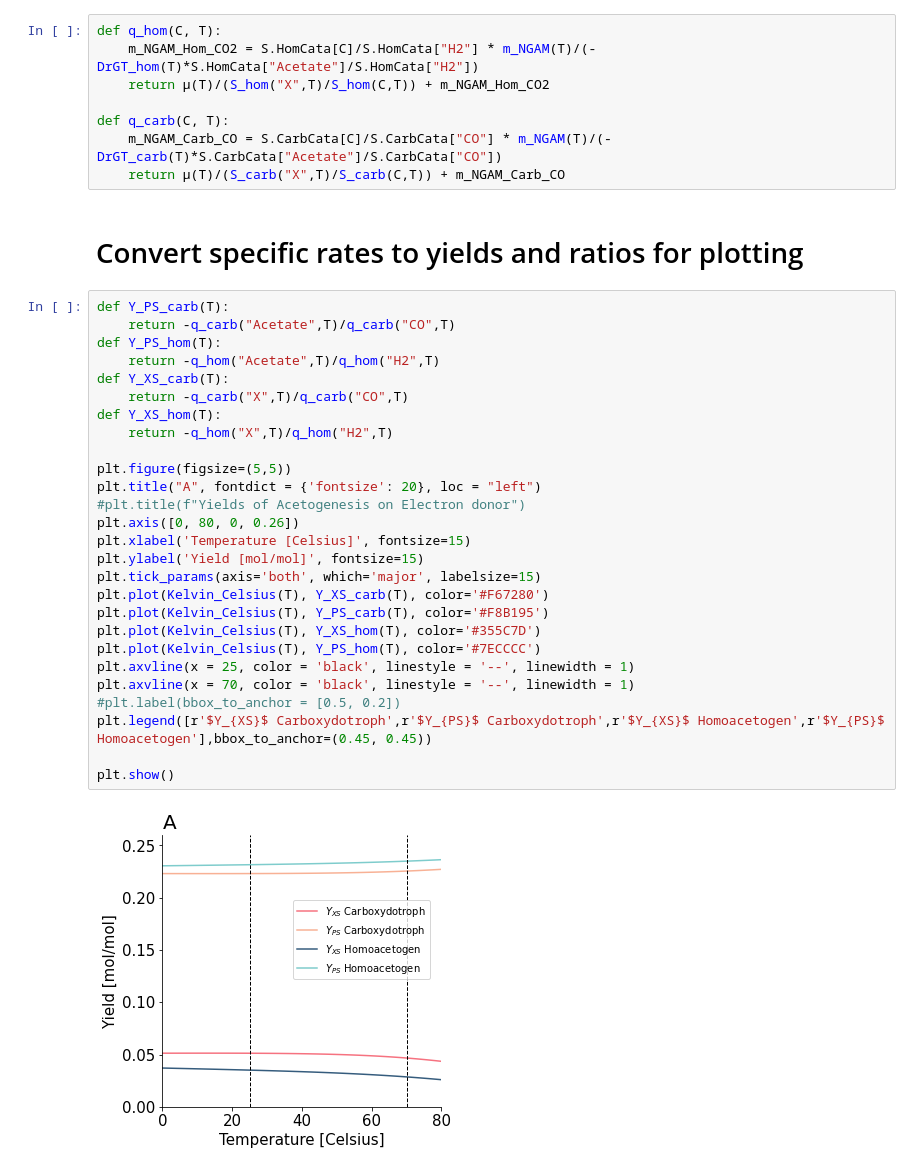
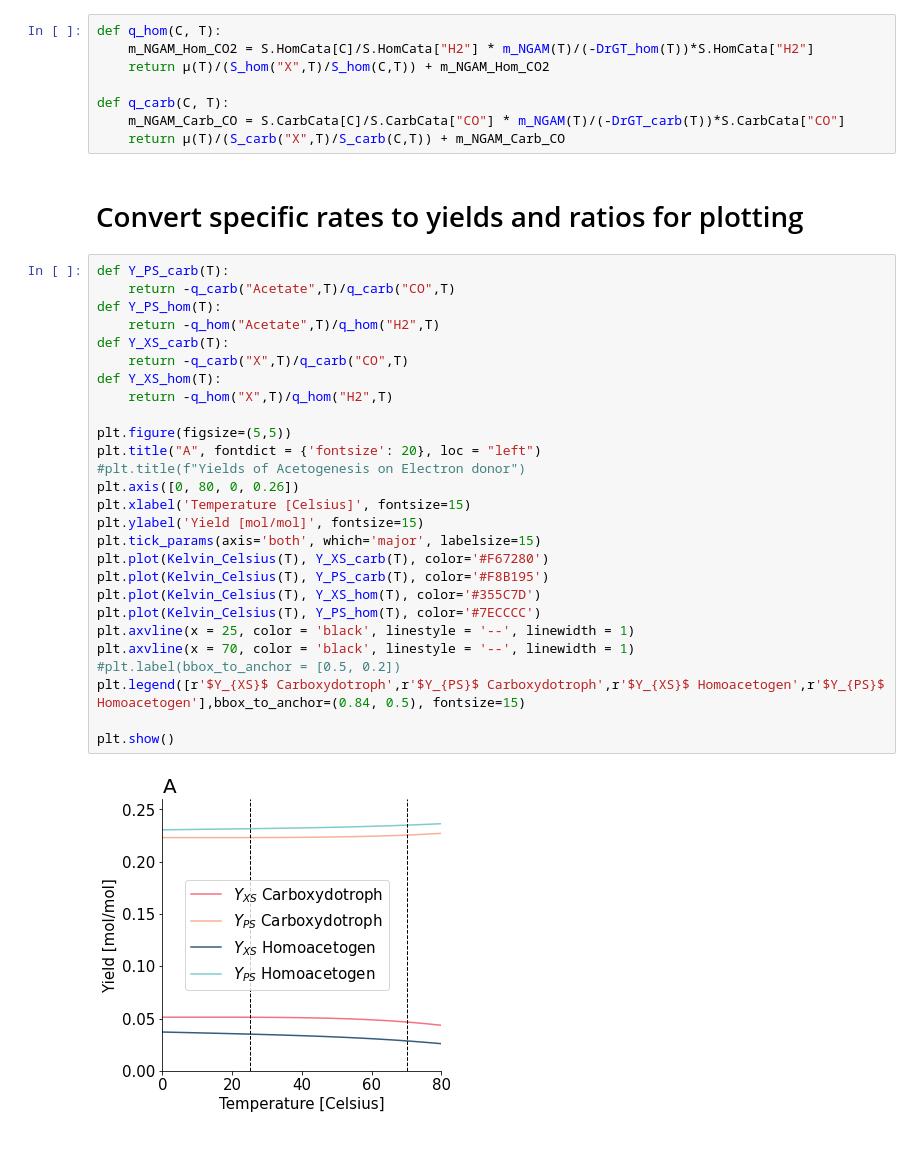
Before and after one commit to biosustain/CO2_fixation_models, a Jupyter notebook: Scripts/02_AcetogenYieldTempDependency.ipynb, the cells around one changed output. Saved outputs shown, nothing was run; the diff lists cells and outputs as text.

```diff
--- a/Scripts/02_AcetogenYieldTempDependency.ipynb
+++ b/Scripts/02_AcetogenYieldTempDependency.ipynb
@@ -361,43 +359,43 @@ All terms calculated above can now be incorporated in the expression for the spe
 The model is expressed as a function that can be used for each compound, with the name of the compound as input, and temperature as a variable.
 # %%
 def q_hom(C, T):
-    m_NGAM_Hom_CO2 = S.HomCata[C]/S.HomCata["H2"] * m_NGAM(T)/(-DrGT_hom(T)*S.HomCata["Acetate"]/S.HomCata["H2"])
+    m_NGAM_Hom_CO2 = S.HomCata[C]/S.HomCata["H2"] * m_NGAM(T)/(-DrGT_hom(T))*S.HomCata["H2"]
     return µ(T)/(S_hom("X",T)/S_hom(C,T)) + m_NGAM_Hom_CO2
 
 def q_carb(C, T):
-    m_NGAM_Carb_CO = S.CarbCata[C]/S.CarbCata["CO"] * m_NGAM(T)/(-DrGT_carb(T)*S.CarbCata["Acetate"]/S.CarbCata["CO"])
+    m_NGAM_Carb_CO = S.CarbCata[C]/S.CarbCata["CO"] * m_NGAM(T)/(-DrGT_carb(T))*S.CarbCata["CO"]
     return µ(T)/(S_carb("X",T)/S_carb(C,T)) + m_NGAM_Carb_CO
 # %% [markdown]
 # Convert specific rates to yields and ratios for plotting
 # %%
 def Y_PS_carb(T):
     return -q_carb("Acetate",T)/q_carb("CO",T)
 def Y_PS_hom(T):
     return -q_hom("Acetate",T)/q_hom("H2",T)
 def Y_XS_carb(T):
     return -q_carb("X",T)/q_carb("CO",T)
 def Y_XS_hom(T):
     return -q_hom("X",T)/q_hom("H2",T)
 
 plt.figure(figsize=(5,5))
 plt.title("A", fontdict = {'fontsize': 20}, loc = "left")
 #plt.title(f"Yields of Acetogenesis on Electron donor")
 plt.axis([0, 80, 0, 0.26])
 plt.xlabel('Temperature [Celsius]', fontsize=15)
 plt.ylabel('Yield [mol/mol]', fontsize=15)
 plt.tick_params(axis='both', which='major', labelsize=15)
 plt.plot(Kelvin_Celsius(T), Y_XS_carb(T), color='#F67280')
 plt.plot(Kelvin_Celsius(T), Y_PS_carb(T), color='#F8B195')
 plt.plot(Kelvin_Celsius(T), Y_XS_hom(T), color='#355C7D')
 plt.plot(Kelvin_Celsius(T), Y_PS_hom(T), color='#7ECCCC')
 plt.axvline(x = 25, color = 'black', linestyle = '--', linewidth = 1)
 plt.axvline(x = 70, color = 'black', linestyle = '--', linewidth = 1)
 #plt.label(bbox_to_anchor = [0.5, 0.2])
-plt.legend([r'$Y_{XS}$ Carboxydotroph',r'$Y_{PS}$ Carboxydotroph',r'$Y_{XS}$ Homoacetogen',r'$Y_{PS}$ Homoacetogen'],bbox_to_anchor=(0.45, 0.45))
+plt.legend([r'$Y_{XS}$ Carboxydotroph',r'$Y_{PS}$ Carboxydotroph',r'$Y_{XS}$ Homoacetogen',r'$Y_{PS}$ Homoacetogen'],bbox_to_anchor=(0.84, 0.5), fontsize=15)
 
 plt.show()
 # %% [output]
-[figure, old version]
+[figure, new version]
 # %%
 def Y_PX_carb(T):
     return q_carb("Acetate",T)/q_carb("X",T)
```
Also changed, not shown: parts of 6 cells of this notebook, 18 other files.
